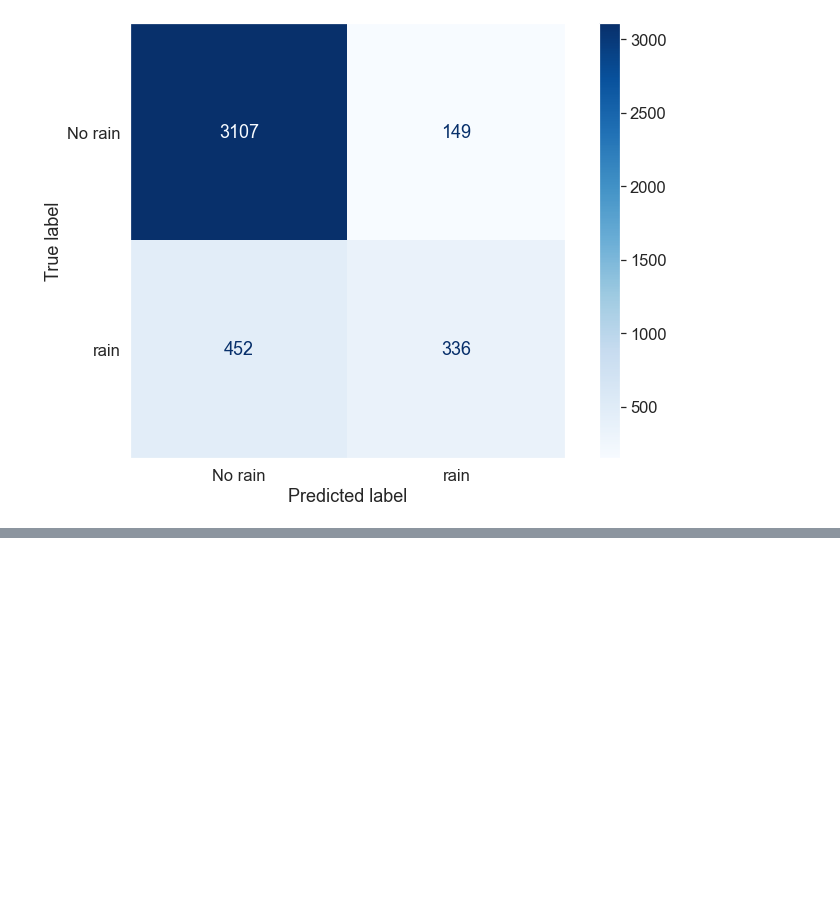
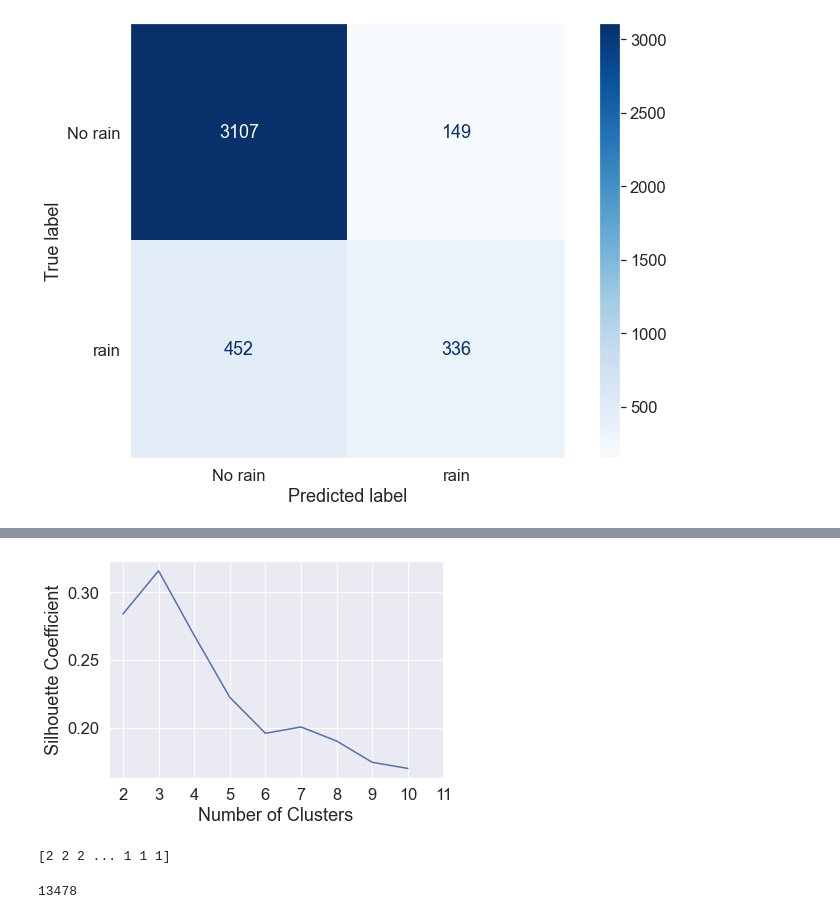
Before and after one commit to ManelForcales/prueba_tecnica, a Jupyter notebook: Fase_4.ipynb, the cells around one changed output, grey strips where cells are left out. Drawn from its saved outputs; the diff is of its cells as text; code cells hidden in the pictures; blank space fills up the shorter version.

```diff
--- a/Fase_4.ipynb
+++ b/Fase_4.ipynb
@@ -298,0 +374,8 @@ plt.show()
+# %%
+silhouette_coefficients = []
+for k in range(2, 11):
+    kmeans = KMeans(n_clusters=k, **kmeans_kwargs)
+    kmeans.fit(X)
+    score = silhouette_score(scaled_features, kmeans.labels_)
+    silhouette_coefficients.append(score)
+    print("For n_clusters =", k,"The average silhouette_score is :", score)
@@ -298,0 +392,8 @@ plt.show()
+# %%
+plt.plot(range(2, 11), silhouette_coefficients)
+plt.xticks(range(2, 12))
+plt.xlabel("Number of Clusters")
+plt.ylabel("Silhouette Coefficient")
+plt.show()
+# %% [output]
+[figure, added]
@@ -298,0 +402,8 @@ plt.show()
+# %%
+knn = KMeans(n_clusters=3)
+data = knn.fit(scaled_features)
+print(data.labels_)
+len(data.labels_)
+# %% [output]
+[2 2 2 ... 1 1 1]
+13478
```
Also changed, not shown: parts of 19 cells of this notebook, 1 other file.
